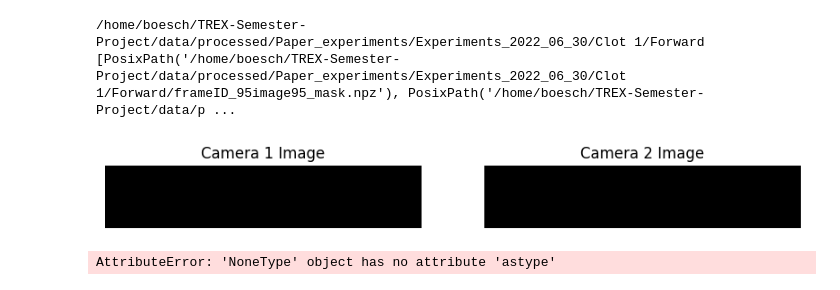
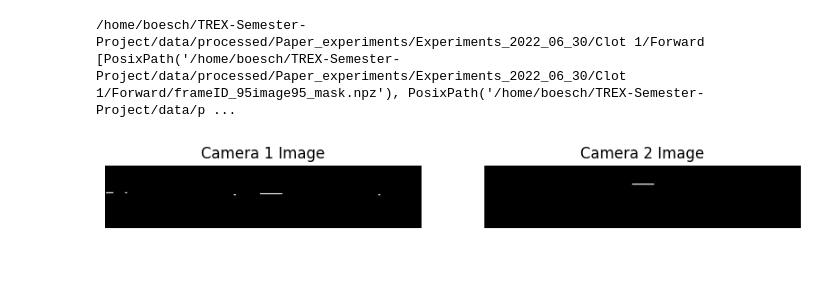
Before and after one commit to oskarboesch/TREX-Semester-Project, a Jupyter notebook: notebooks/image_analysis.ipynb, the cells around one changed output. Drawn from its saved outputs; the diff is of its cells as text; code cells hidden in the pictures.

Commit message:
fix image preprocessing

```diff
--- a/notebooks/image_analysis.ipynb
+++ b/notebooks/image_analysis.ipynb
@@ -522,24 +522,24 @@ cam1_paths, cam2_paths = ld.get_images_paths_from_log(log, processed=True)
 # %%
 # load and plot images at given index for both cameras
 import cv2
-index = 200
+index = 300
 # images are stored as npz files, load them
 data_1 = np.load(str(cam1_paths[index]))['mask']
 data_2 = np.load(str(cam2_paths[index]))['mask']
 import matplotlib.pyplot as plt
 plt.figure(figsize=(10,5))
 plt.subplot(1,2,1)
 plt.title("Camera 1 Image")
 # show the images with matplotlib
 plt.imshow(data_1, cmap='gray')
 plt.axis('off')
 plt.subplot(1,2,2)
 plt.title("Camera 2 Image")
 plt.imshow(data_2, cmap='gray')
 plt.axis('off')
 plt.show()
 # %% [output]
-[figure, old version]
+[figure, new version]
 # %%
 def EMA(cam1_paths, cam2_paths):
     # Preallocate arrays
@@ -612,6 +612,4 @@ def EMA(cam1_paths, cam2_paths):
     print(f"Full Activation Mask Camera 1 shape: {full_activation_mask_1.shape}")
     print(f"Full Activation Mask Camera 2 shape: {full_activation_mask_2.shape}")
 # %%
-EMA(cam1_paths, cam2_paths)
+cam1_paths, cam2_paths = ld.get_images_paths_from_log(log, processed=False)
-# %% [output]
-AttributeError: 'NoneType' object has no attribute 'astype'
```
Also changed, not shown: parts of 4 cells of this notebook, 2 other files.
